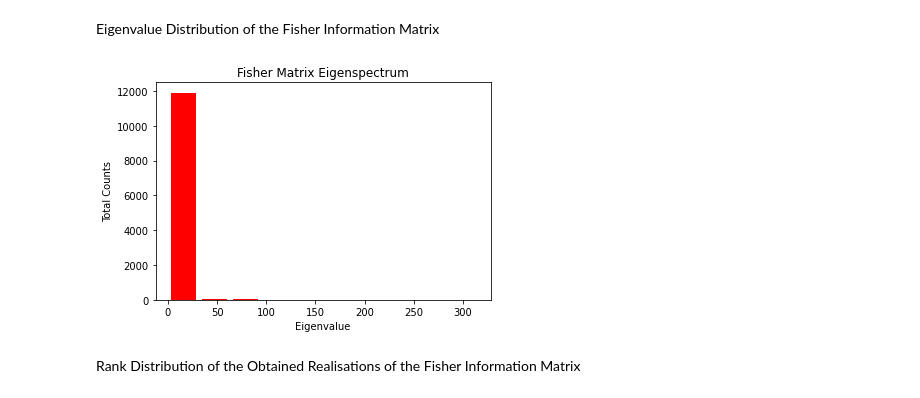
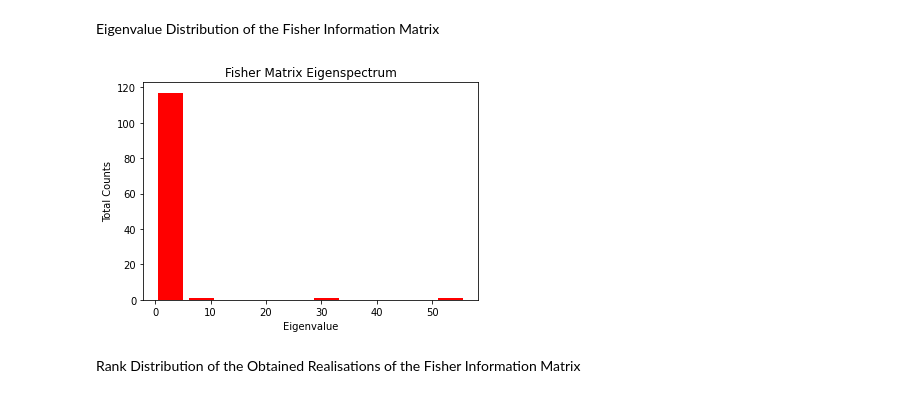
Before and after one commit to milpan/EquivariantSelfAttention, a Jupyter notebook: fisher_example.ipynb, the cells around one changed output. Cells and saved outputs as stored; diff of their text form; code cells hidden in the pictures.

Commit message:
-> Clean up the notebook and functions moved into utils.fisher -> Removed functions in fisher.py that were not neccessary

```diff
--- a/fisher_example.ipynb
+++ b/fisher_example.ipynb
@@ -193,4 +81,2 @@ def train(net,
 # %%
 optimizer = optim.Adam(filter(lambda p: p.requires_grad, net.parameters()), lr=0.0001)
-# %%
-train(net, device, config, 100, train_loader, optimizer)
@@ -243,0 +85,2 @@ def jacobian(f, w, create_graph=False):
+# %%
+Fishers, Rank, FR = utils.fisher.CalcFIM(net, train_loader, 10)
@@ -244,43 +89,5 @@ def jacobian(f, w, create_graph=False):
 # %% [markdown]
 Calculating values of the Fisher Information Matrix manually (not using the imports)
-# %%
-from tqdm import tqdm
-Number_of_FisherIts = 1000
-Rank = []
-EV = []
-FR = []
-n_weight = 12
-realisations_torch = torch.zeros((Number_of_FisherIts,n_weight,n_weight)).to(device) #All fishers
-for i in tqdm(range(Number_of_FisherIts)):
-    torch.nn.init.uniform_(net.classifier.weight, -1., 1.)
-    #torch.nn.init.xavier_uniform_(net.classifier.weight, gain=1.0)
-    #torch.nn.init.kaiming_normal(net.classifier.weight)
-    #torch.nn.init.orthogonal_(net.classifier.weight, gain=1.0)
-    w = net.classifier.weight
-    flat_w = w.view(-1).cpu()
-
-    fisher = torch.zeros((n_weight,n_weight)).to('cuda')
-    for x_n, y_n in train_loader:
-        x_n, y_n = x_n.to('cuda'), y_n.to('cuda')
-
-        f_n = net(x_n)[0]
-        for row in f_n:
-            pi_n = F.softmax(row, dim=0)
-            diag_pi_n = torch.diag(pi_n.squeeze(0)).to('cuda')
-            pi_n_pi_n_T= torch.from_numpy(np.outer(pi_n.cpu().detach().numpy(),pi_n.cpu().detach().numpy())).to('cuda')
-            J_f = jacobian((torch.squeeze(row,0)),w)
-            J_f_T = J_f.permute(1,0)
-            K2 = diag_pi_n-pi_n_pi_n_T
-            K3 = K2.cuda()
-            fisher += torch.matmul((torch.matmul(J_f_T,K3)),J_f)
-
-    with torch.no_grad():
-        rank = torch.matrix_rank(fisher).item()
-        Rank.append(rank)
-        realisations_torch[i] = fisher.cpu()
-        Fw = np.matmul(fisher.cpu().numpy(),flat_w)
-        wFw = np.dot(flat_w,Fw)
-        FR.append(wFw)
 # %% [markdown]
 Example Plots of the Fisher Information Matrix
 # %%
@@ -317,21 +105,21 @@ Eigenvalue Distribution of the Fisher Information Matrix
 # %%
 EV =[]
 #normalise fisher
-normalised_fishers = utils.fisher.normalise(realisations_torch.cpu())
+normalised_fishers = utils.fisher.normalise(Fishers.cpu())
 
 #Calculate Positive Eigenvalues
 for i in normalised_fishers:
     EV = np.append(EV,torch.eig(i, eigenvectors=False,  out=None)[0][:,0].detach().numpy())
 #Plot Them
 plt.subplot(111)
 nbins = 10
 plt.hist(EV, bins=nbins, rwidth=0.8, color='r')
 plt.ylabel("Total Counts")
 plt.xlabel("Eigenvalue")
 plt.title("Fisher Matrix Eigenspectrum")
 plt.show()
 # %% [output]
-[figure, old version]
+[figure, new version]
 # %% [markdown]
 Rank Distribution of the Obtained Realisations of the Fisher Information Matrix
 # %%
```
Also changed, not shown: parts of 17 cells of this notebook, 3 other files.
